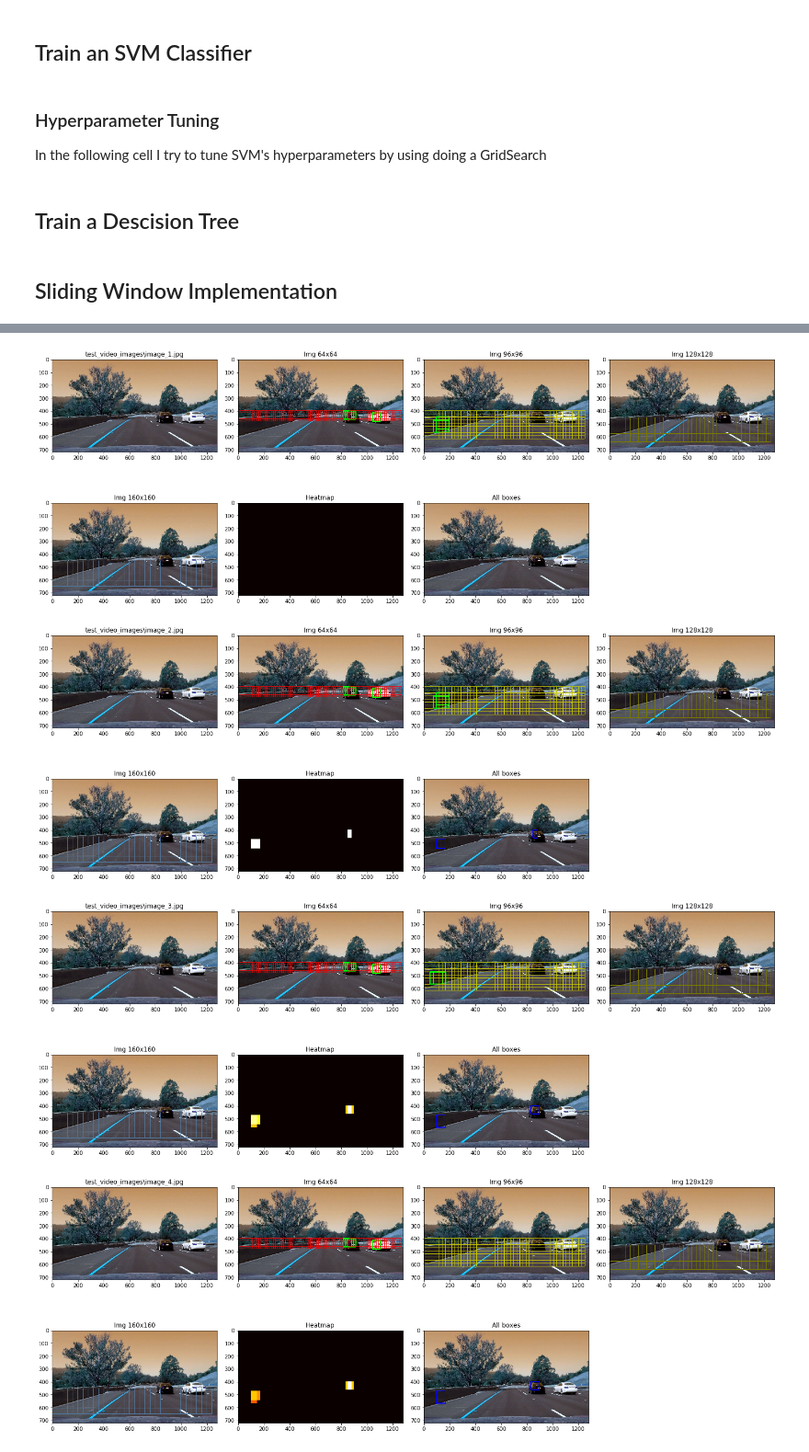
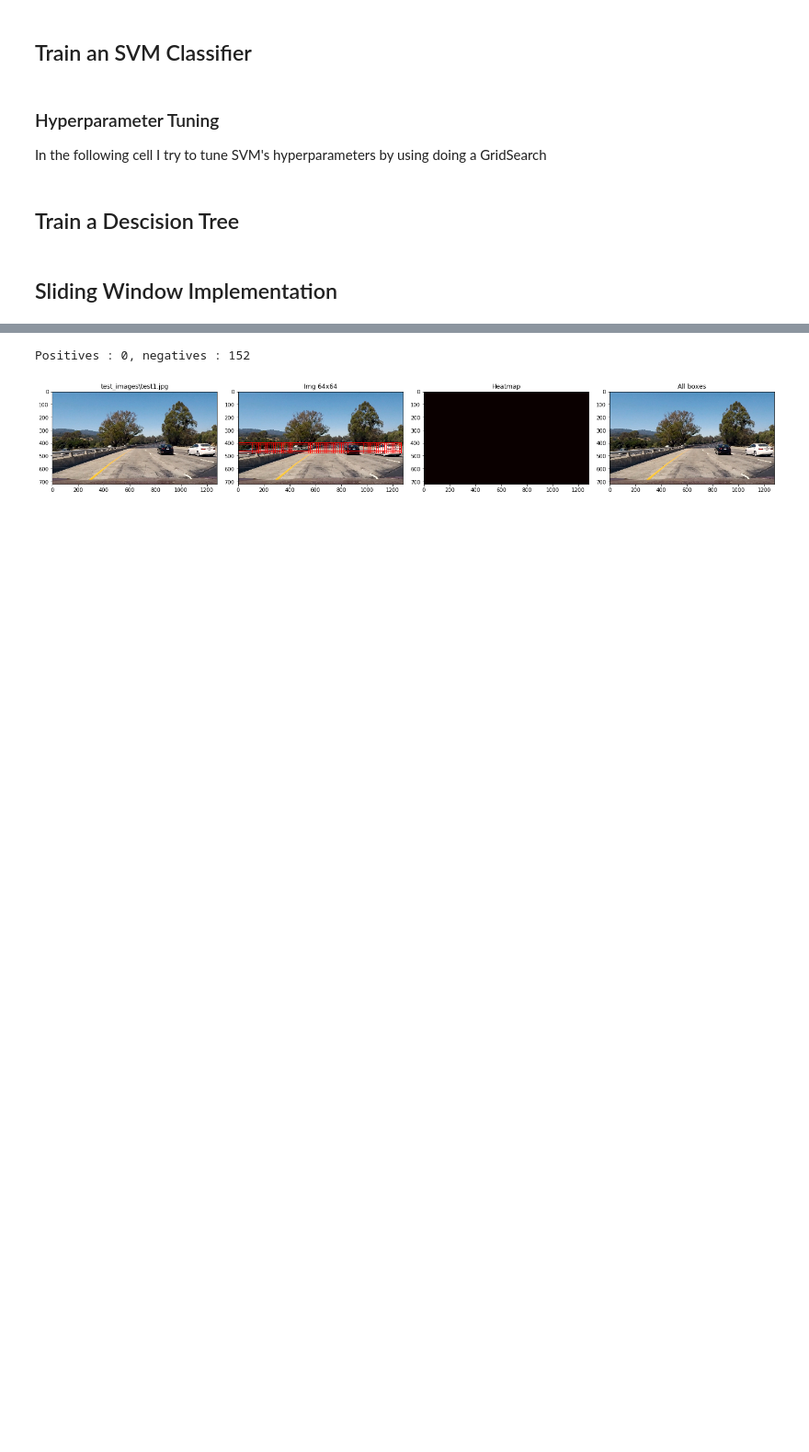
Before and after one commit to rudi77/sdc, a Jupyter notebook: project5/exploration.ipynb, the cells around one changed output, grey strips where cells are left out. Shown at 92% size. Drawn from its saved outputs; the diff is of its cells as text; code cells hidden in the pictures; blank space fills up the shorter version.

```diff
--- a/project5/exploration.ipynb
+++ b/project5/exploration.ipynb
@@ -325,7 +310,7 @@ joblib.dump(clf, 'svm_tuned_model.pkl')
 clf.best_params_
 # %%
 # load model
-clf = joblib.load('svm_dataset_8_2_6_3_32.pkl')
+clf = joblib.load('svm_dataset_8_2_9_3_32.pkl')
 # %% [markdown]
 ## Train a Descision Tree
 # %% [markdown]
@@ -488,29 +460,33 @@ def draw_labeled_bboxes(img, labels):
 # %%
 import collections
 # stores boxes of the last n frames
-box_deque = collections.deque(maxlen=10)
+box_deque = collections.deque(maxlen=1)
+
+#search_windows = [(1,   [400, 500],  "Img 64x64", [(0,255,0), (255,0,0)]),   # 64x64
+#                 (1.5, [400, 656],  "Img 96x96", [(0,255,0), (200,200,0)]),   # 96x96
+#                 (2,   [450, None],  "Img 128x128",[(0,255,0), (120,120,0)])   # 128x128
+#                 (2.5, [450, None], "Img 160x160",[(0,255,0), (80,120,160)])]  # 160x160
+
+#search_windows = [(1.5, [400, 656],  "Img 96x96", [(0,255,0), (200,200,0)]),
+#                  (2,   [450, None],  "Img 128x128",[(0,255,0), (120,120,0)]),
+#                  (2.5, [450, None], "Img 160x160",[(0,255,0), (80,120,160)])]  # 160x160
 
 
-search_windows = [(1,   [400, 500],  "Img 64x64", [(0,255,0), (255,0,0)]),   # 64x64
-                  (1.5, [400, 656],  "Img 96x96", [(0,255,0), (200,200,0)]),   # 96x96
-                  (2,   [450, 700],  "Img 128x128",[(0,255,0), (120,120,0)]),   # 128x128
-                  (2.5, [450, None], "Img 160x160",[(0,255,0), (80,120,160)])]  # 160x160
+search_windows = [(1,   [400, 500],  "Img 64x64", [(0,255,0), (255,0,0)])]
 
-def process_image(image, plot=False, convert=True):
+def process_image(img, plot=False, convert=True):
     global box_deque
-
-    if convert:
-        img = image.copy()
-        img = cv2.cvtColor(img, cv2.COLOR_RGB2BGR)
-    else:
-        img = image
+    global clf
 
     heat = np.zeros_like(img[:,:,0]).astype(np.float)
 
     box_list = []
     images_with_boxes = []
     for sw in search_windows:
-        img_hog, boxes, _ = find_cars(img, clf, orient=7, scale=sw[0], ystart=sw[1][0], ystop=sw[1][1], colors=sw[3])
+        img_hog, boxes,_, pos, neg = find_cars(img, clf, orient=9, scale=sw[0], ystart=sw[1][0], ystop=sw[1][1], colors=sw[3])
+
+        print('Positives : {}, negatives : {}'.format(pos, neg))
+
         if len(boxes) > 0:
             box_list.extend(boxes)
         images_with_boxes.append(img_hog)
@@ -525,7 +501,7 @@ def process_image(image, plot=False, convert=True):
     heat = add_heat(heat,all_boxes)
 
     # Apply threshold to help remove false positives
-    heat = apply_threshold(heat,5)
+    heat = apply_threshold(heat,2)
 
     # Visualize the heatmap when displaying
     heatmap = np.clip(heat, 0, 255)
@@ -579,10 +555,12 @@ def process_image(image, plot=False, convert=True):
 
     return draw_img if not convert else cv2.cvtColor(draw_img, cv2.COLOR_BGR2RGB)
 # %%
-test_video_images = glob.glob('test_video_images/*.jpg')
-test_video_images.sort(key=os.path.getmtime)
+#test_video_images = glob.glob('test_video_images/*.jpg')
+#test_video_images.sort(key=os.path.getmtime)
 
-for img_name in test_video_images[0:5]:
-    img = cv2.imread(img_name)
+test_images = glob.glob('test_images/*.jpg')
+
+for img_name in test_images[0:1]:
+    img = mpimg.imread(img_name)
     process_image(img, plot=True, convert=False)
 # %% [output]
@@ -589,4 +569,2 @@ for img_name in test_video_images[0:5]:
+Positives : 0, negatives : 152
-[figure, old version]
+[figure, new version]
-[figure, removed]
-[figure, removed]
-[figure, removed]
```
Also changed, not shown: parts of 14 cells of this notebook, 4 other files.
